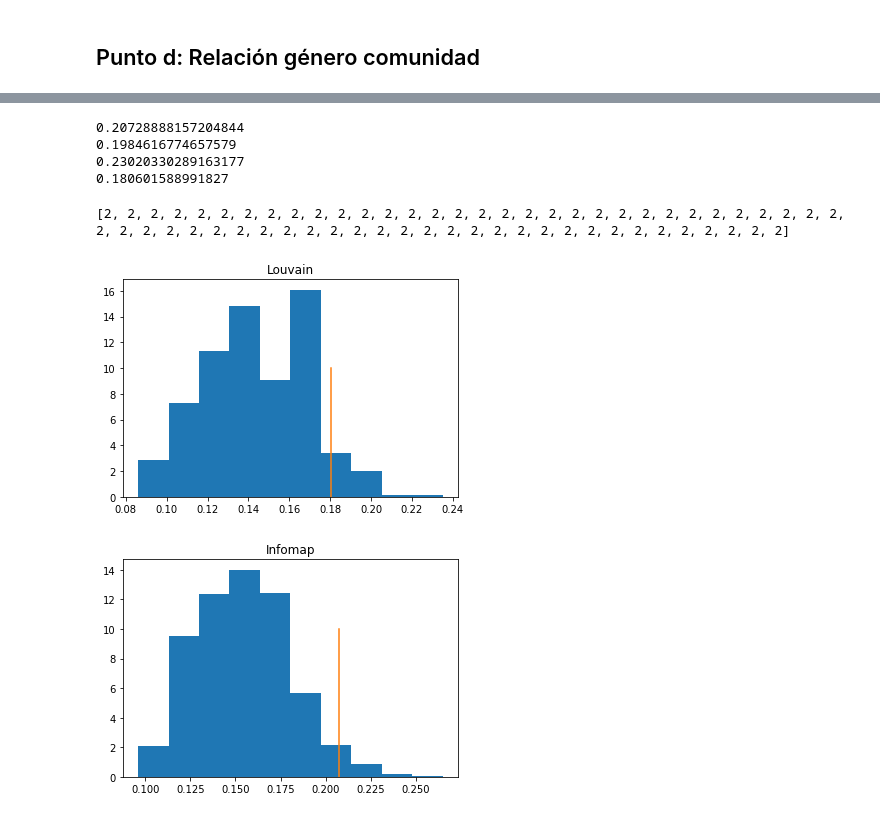
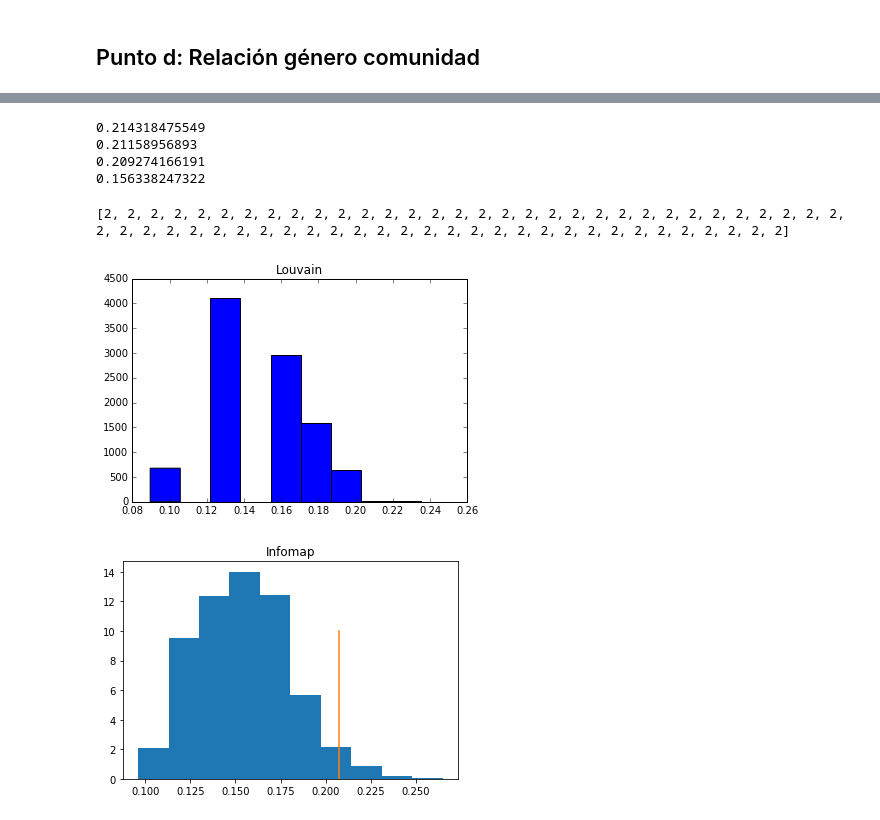
Before and after one commit to fedesevle/Redes_FLEM, a Jupyter notebook: TP_3/TP_3-Copy1.ipynb, the cells around one changed output, grey strips where cells are left out. Saved outputs shown, nothing was run; the diff lists cells and outputs as text; code cells hidden in the pictures.

```diff
--- a/TP_3/TP_3-Copy1.ipynb
+++ b/TP_3/TP_3-Copy1.ipynb
@@ -74,7 +74,8 @@ import networkx as nx
 import numpy as np
 import pandas as pd
 
-G = nx.read_gml('D:\Para procesar\Académica\Ciencias Físicas\Doctorado\Materias\Redes complejas\Trabajos_prácticos\Redes_FLEM\TP_3\dolphins.gml')
+#G = nx.read_gml('D:\Para procesar\Académica\Ciencias Físicas\Doctorado\Materias\Redes complejas\Trabajos_prácticos\Redes_FLEM\TP_3\dolphins.gml')
+G = nx.read_gml('dolphins.gml')
 
 nx.draw(G,with_labels=True)
 plt.show()
@@ -867,7 +887,8 @@ def ldata(archive):
         data.append(col)
     return data
 
-a = ldata('D:\Para procesar\Académica\Ciencias Físicas\Doctorado\Materias\Redes complejas\Trabajos_prácticos\Redes_FLEM\TP_3\dolphinsGender.txt')
+#a = ldata('D:\Para procesar\Académica\Ciencias Físicas\Doctorado\Materias\Redes complejas\Trabajos_prácticos\Redes_FLEM\TP_3\dolphinsGender.txt')
+a = ldata('dolphinsGender.txt')
 # %%
 for dolph in a:
     G.nodes[dolph[0]]['Gender'] = dolph[1]
@@ -898,10 +919,10 @@ print(Im_ge_fg)
 print(Im_ge_eb)
 print(Im_ge_lo)
 # %% [output]
-0.20728888157204844
-0.1984616774657579
-0.23020330289163177
-0.180601588991827
+0.214318475549
+0.21158956893
+0.209274166191
+0.156338247322
 # %%
 import random
 
@@ -934,12 +955,13 @@ print([2]*62)
 [2, 2, 2, 2, 2, 2, 2, 2, 2, 2, 2, 2, 2, 2, 2, 2, 2, 2, 2, 2, 2, 2, 2, 2, 2, 2, 2, 2, 2, 2, 2, 2, 2, 2, 2, 2, 2, 2, 2, 2, 2, 2, 2, 2, 2, 2, 2, 2, 2, 2, 2, 2, 2, 2, 2, 2, 2, 2, 2, 2, 2, 2]
 # %%
 Dist_louvain=test_representacion(labels_generos,labels_louvain,10000)
-plt.hist(Dist_louvain,density=True)
+#plt.hist(Dist_louvain,density=True)
+plt.hist(Dist_louvain)
 plt.plot([Im_ge_lo,Im_ge_lo],[0,10])
 plt.title('Louvain')
 plt.show()
 # %% [output]
-[figure, old version]
+[figure, new version]
 # %%
 Dist_infomap=test_representacion(labels_generos,labels_infomap,10000)
 plt.hist(Dist_infomap,density=True)
```
Also changed, not shown: parts of 22 cells of this notebook, 28 other files.
